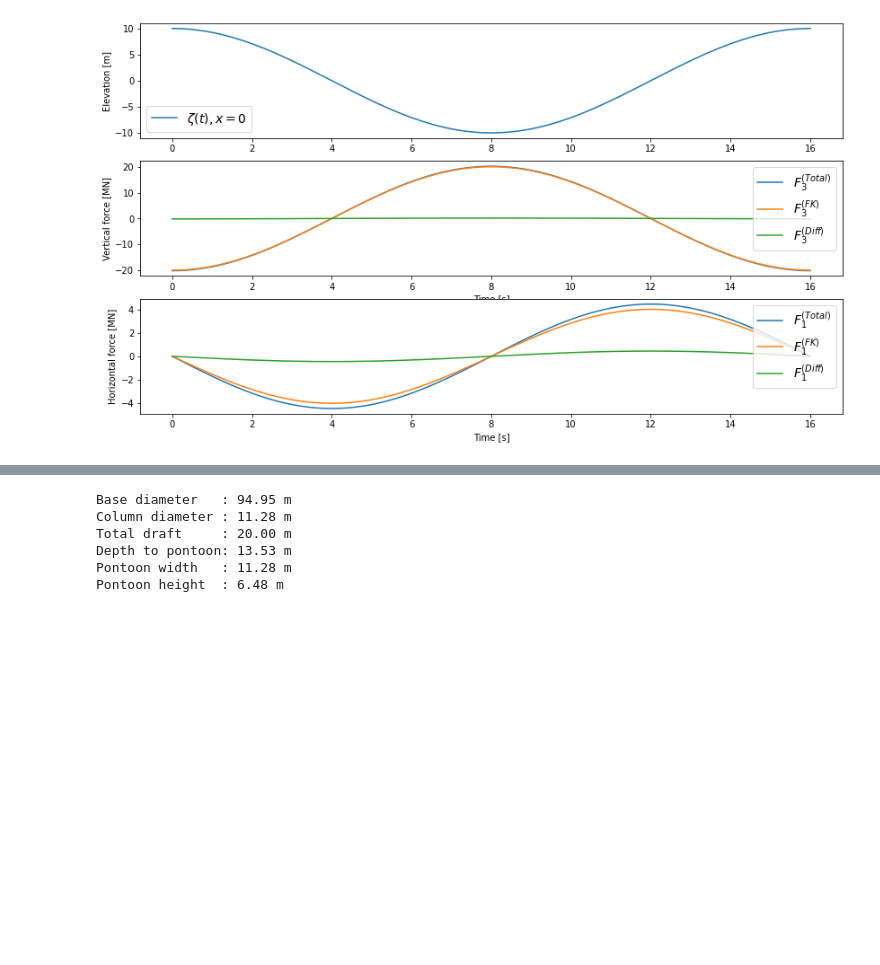
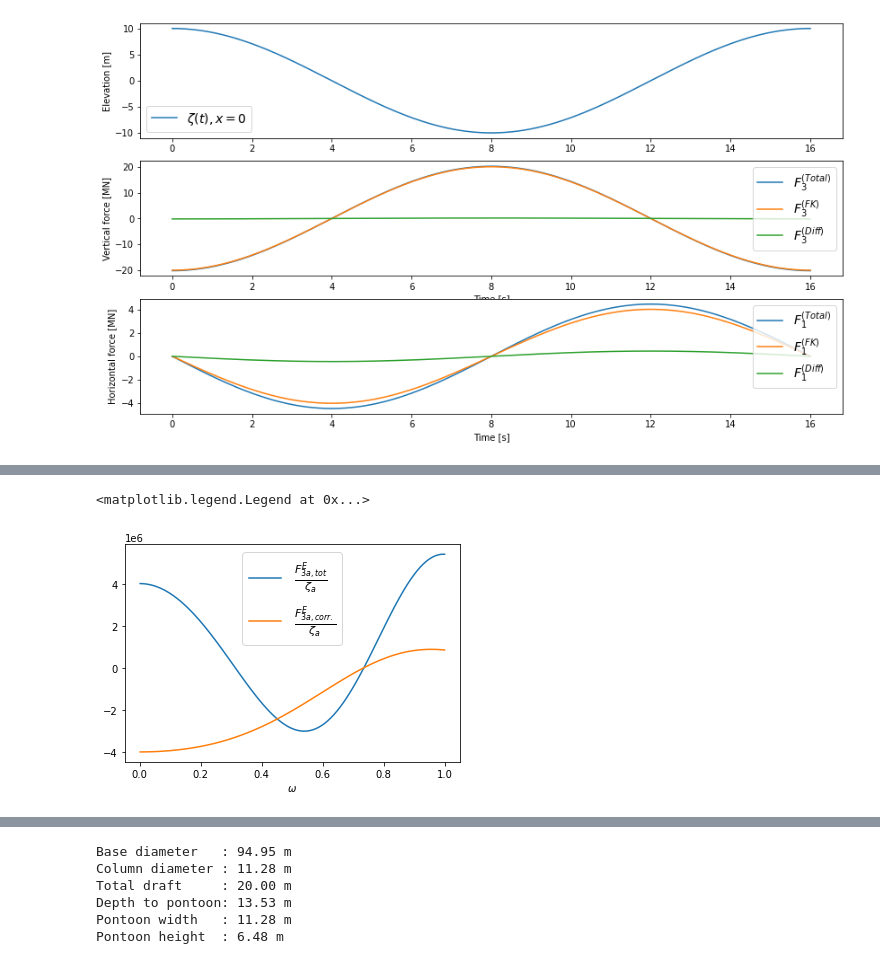
Before and after one commit to hydrodavid/tmr4247, a Jupyter notebook: Lecture_7.ipynb, the cells around one changed output, grey strips where cells are left out. Saved outputs shown, nothing was run; the diff lists cells and outputs as text; code cells hidden in the pictures; blank space fills up the shorter version.

```diff
--- a/Lecture_7.ipynb
+++ b/Lecture_7.ipynb
@@ -122,0 +138,17 @@ The pontoons have lenght $L=100$ m and rectangular cross-section with dimensions
+# %%
+# We start out with estimating the added mass:
+
+rho = 1000. # [kg/m^3] Water density
+B2 = 11.0   # [m] Cross-section width
+D2 = 7.0    # [m] Cross-section height
+L = 100.    # [m] Pontoon length
+Cm = 1.75   # [-] Added mass coefficient from Fig. 3-23 for given L/D=D2/B2
+
+print("D2/B2={:.2f}".format(D2/B2))
+
+# Volume displacement of pontoons:
+Vp = 2*(D2*B2*L)
+
+# Added mass of pontoons:
+A33p = Cm*rho*Vp
+print("A33p={:.2e} kg".format(A33p))
@@ -122,0 +175,38 @@ The pontoons have lenght $L=100$ m and rectangular cross-section with dimensions
+# %%
+# Next, we compute the heave excitation force (first without correction due to columns)
+zetaA=1. # [m]
+g = 9.81 # [m/s^2]
+
+D1 = 15. # [m]
+L2 = 7.0 # [m]
+L4 = 9.0 # [m]
+B = 57.0 # [m]
+
+zt = -D1
+zm = -(D1+0.5*D2)
+
+# Dispersion relation
+k = lambda omega: omega**2/g
+
+# Excitation force amplitude in heave
+F3eA = lambda omega: -omega**2*zetaA*np.exp(k(omega)*zm)*(rho*Vp + A33p)*np.cos(k(omega)*B/2.)
+
+# Waterplane area = intersection area on pontoon top
+Aw = 2.0*np.pi*(2*(L2/2.)**2 + 2*(L4/2.)**2)
+
+# Correction due to columns:
+F3corr = lambda omega: -rho*g*zetaA*np.exp(k(omega)*zt)*Aw*np.cos(k(omega)*B/2.)
+
+F3eAtot = lambda omega: F3eA(omega) - F3corr(omega)
+
+omgvec = np.linspace(0.001, 1., 100)
+
+
+plt.figure()
+plt.plot(omgvec, F3eAtot(omgvec), label=r'$\frac{F_{3a,tot}^E}{\zeta_a}$')
+plt.plot(omgvec, F3corr(omgvec), label=r'$\frac{F_{3a, corr.}^E}{\zeta_a}$')
+plt.xlabel(r'$\omega$')
+plt.legend(fontsize=16)
+# %% [output]
+<matplotlib.legend.Legend at 0x...>
+[figure, added]
```
Also changed, not shown: parts of 12 cells of this notebook, 3 other files.
